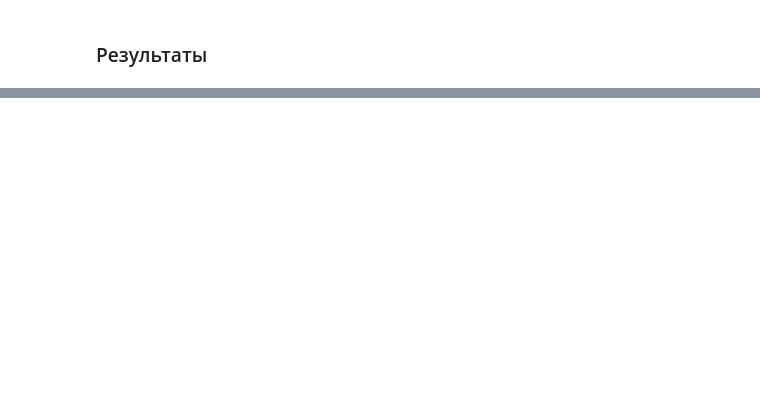
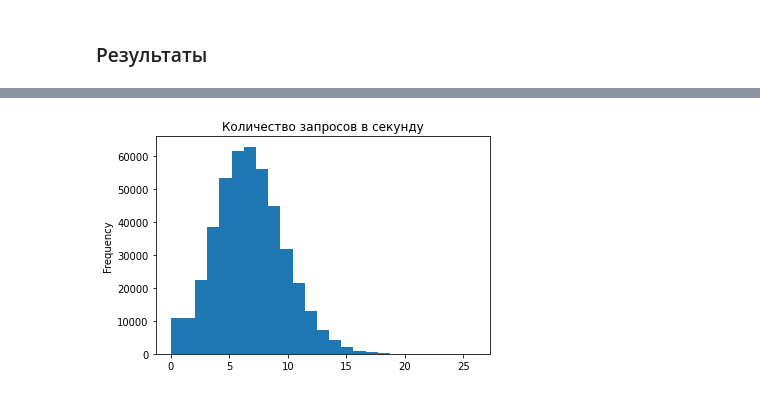
Before and after one commit to OkThought/TelegramBotUserStreamExperiments, a Jupyter notebook: notebooks/simple_experiment.ipynb, the cells around one changed output, grey strips where cells are left out. Cells and saved outputs as stored; diff of their text form; code cells hidden in the pictures; blank space fills up the shorter version.

```diff
--- a/notebooks/simple_experiment.ipynb
+++ b/notebooks/simple_experiment.ipynb
@@ -188,3 +140,12 @@ print_inputs()
 Сколько шагов проходит каждый клиент (максимум): 50
 Время между шагами (в секундах, среднее): 60.0
 Время между шагами (в секундах, стандартное отклонение "шум"): 300.0
+# %%
+df = requests_df.copy()
+df = df.requests
+df.sort_index(inplace=True)
+df = df.resample('S').sum()
+df.plot(kind='hist', title='Количество запросов в секунду', bins=25)
+rps_df = df  # requests per second
+# %% [output]
+[figure, added]
```
Also changed, not shown: parts of 15 cells of this notebook.
